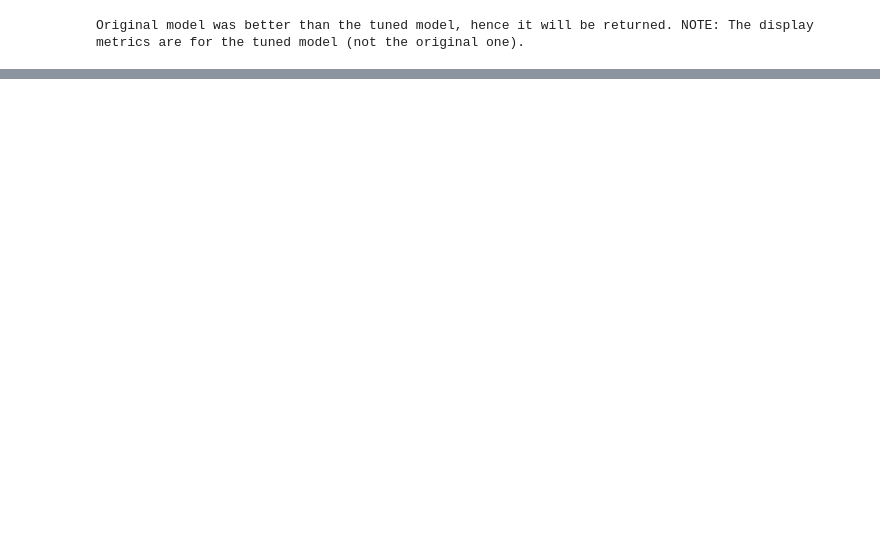
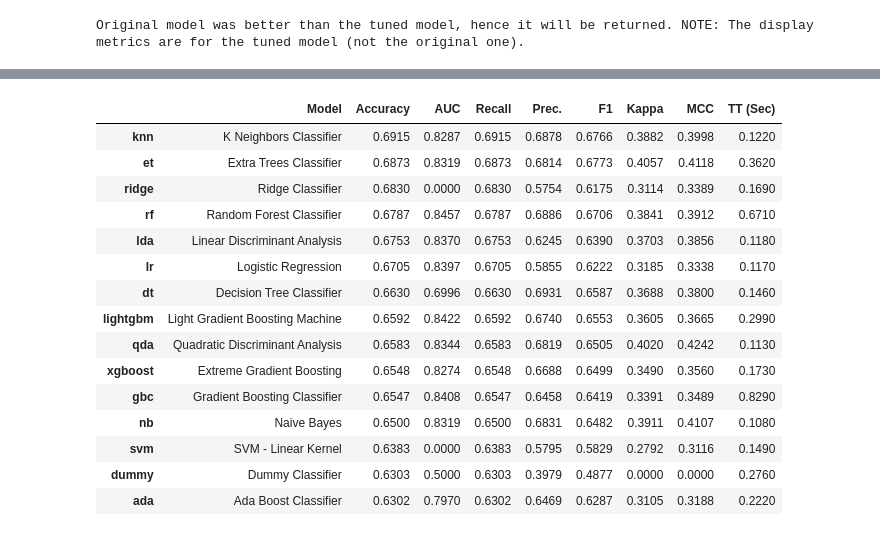
Before and after one commit to Gurpreet-KSaini/INSE6220, a Jupyter notebook: INSE6220_GurpreetKaur_40226346.ipynb, the cells around one changed output, grey strips where cells are left out. Cells and saved outputs as stored; diff of their text form; code cells hidden in the pictures; blank space fills up the shorter version.

```diff
--- a/INSE6220_GurpreetKaur_40226346.ipynb
+++ b/INSE6220_GurpreetKaur_40226346.ipynb
@@ -783,0 +837,3 @@ Original model was better than the tuned model, hence it will be returned. NOTE:
+# %%
+best_model_pca = compare_models()
+# %% [output]
@@ -783,0 +841,16 @@ Original model was better than the tuned model, hence it will be returned. NOTE:
+|  | Model | Accuracy | AUC | Recall | Prec. | F1 | Kappa | MCC | TT (Sec) |
+| knn | K Neighbors Classifier | 0.6915 | 0.8287 | 0.6915 | 0.6878 | 0.6766 | 0.3882 | 0.3998 | 0.1220 |
+| et | Extra Trees Classifier | 0.6873 | 0.8319 | 0.6873 | 0.6814 | 0.6773 | 0.4057 | 0.4118 | 0.3620 |
+| ridge | Ridge Classifier | 0.6830 | 0.0000 | 0.6830 | 0.5754 | 0.6175 | 0.3114 | 0.3389 | 0.1690 |
+| rf | Random Forest Classifier | 0.6787 | 0.8457 | 0.6787 | 0.6886 | 0.6706 | 0.3841 | 0.3912 | 0.6710 |
+| lda | Linear Discriminant Analysis | 0.6753 | 0.8370 | 0.6753 | 0.6245 | 0.6390 | 0.3703 | 0.3856 | 0.1180 |
+| lr | Logistic Regression | 0.6705 | 0.8397 | 0.6705 | 0.5855 | 0.6222 | 0.3185 | 0.3338 | 0.1170 |
+| dt | Decision Tree Classifier | 0.6630 | 0.6996 | 0.6630 | 0.6931 | 0.6587 | 0.3688 | 0.3800 | 0.1460 |
+| lightgbm | Light Gradient Boosting Machine | 0.6592 | 0.8422 | 0.6592 | 0.6740 | 0.6553 | 0.3605 | 0.3665 | 0.2990 |
+| qda | Quadratic Discriminant Analysis | 0.6583 | 0.8344 | 0.6583 | 0.6819 | 0.6505 | 0.4020 | 0.4242 | 0.1130 |
+| xgboost | Extreme Gradient Boosting | 0.6548 | 0.8274 | 0.6548 | 0.6688 | 0.6499 | 0.3490 | 0.3560 | 0.1730 |
+| gbc | Gradient Boosting Classifier | 0.6547 | 0.8408 | 0.6547 | 0.6458 | 0.6419 | 0.3391 | 0.3489 | 0.8290 |
+| nb | Naive Bayes | 0.6500 | 0.8319 | 0.6500 | 0.6831 | 0.6482 | 0.3911 | 0.4107 | 0.1080 |
+| svm | SVM - Linear Kernel | 0.6383 | 0.0000 | 0.6383 | 0.5795 | 0.5829 | 0.2792 | 0.3116 | 0.1490 |
+| dummy | Dummy Classifier | 0.6303 | 0.5000 | 0.6303 | 0.3979 | 0.4877 | 0.0000 | 0.0000 | 0.2760 |
+| ada | Ada Boost Classifier | 0.6302 | 0.7970 | 0.6302 | 0.6469 | 0.6287 | 0.3105 | 0.3188 | 0.2220 |
```
Also changed, not shown: parts of 17 cells of this notebook.
